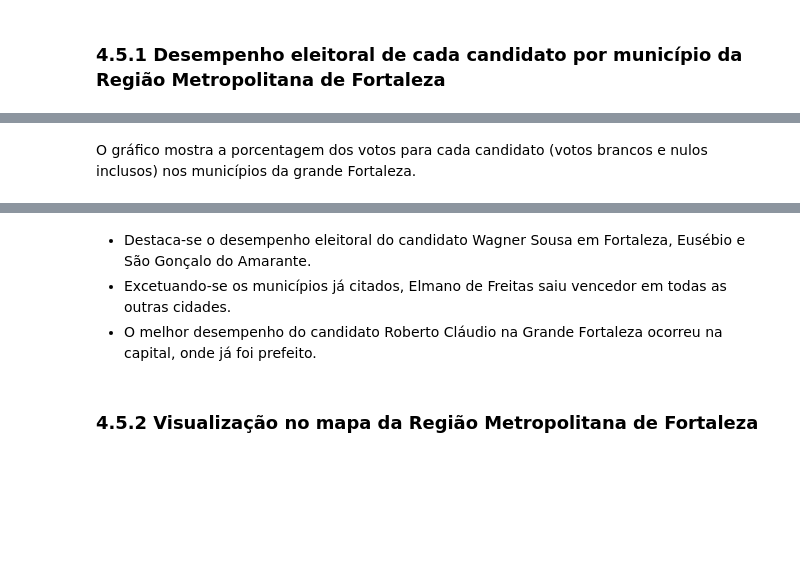
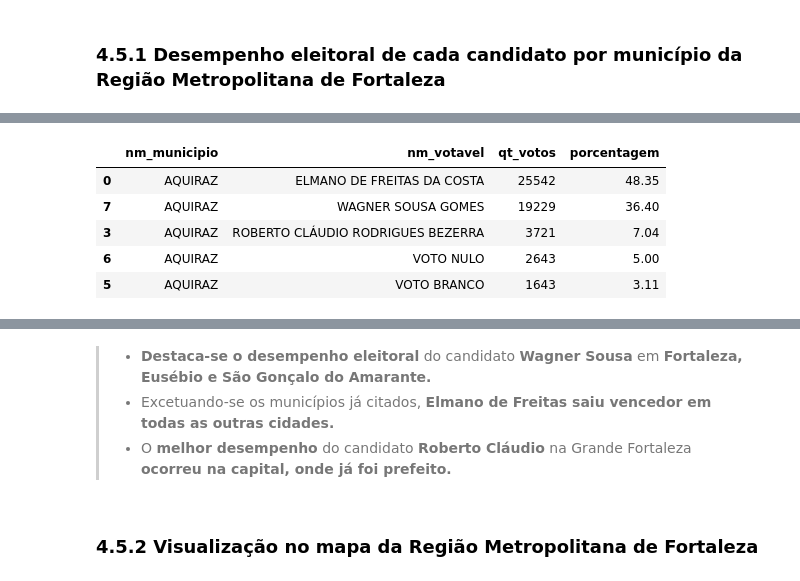
Before and after one commit to DamodaraBarbosa/DamodaraBarbosa, a Jupyter notebook: 06_governador_analysis_eleicoes_ceara_2022.ipynb, the cells around one changed output, grey strips where cells are left out. Cells and saved outputs as stored; diff of their text form; code cells hidden in the pictures; blank space fills up the shorter version.

```diff
--- a/06_governador_analysis_eleicoes_ceara_2022.ipynb
+++ b/06_governador_analysis_eleicoes_ceara_2022.ipynb
@@ -482,5 +381,16 @@ votos_regiao_metropolitana
-# %% [markdown]
-O gráfico mostra a porcentagem dos votos para cada candidato (votos brancos e nulos inclusos) nos municípios da grande Fortaleza.
+# %%
+# Coluna com porcentagem de votos é estabelecida no dataframe:
+
+votos_regiao_metropolitana['porcentagem'] = porcentagem
+
+votos_regiao_metropolitana.head()
+# %% [output]
+|  | nm_municipio | nm_votavel | qt_votos | porcentagem |
+| 0 | AQUIRAZ | ELMANO DE FREITAS DA COSTA | 25542 | 48.35 |
+| 7 | AQUIRAZ | WAGNER SOUSA GOMES | 19229 | 36.40 |
+| 3 | AQUIRAZ | ROBERTO CLÁUDIO RODRIGUES BEZERRA | 3721 | 7.04 |
+| 6 | AQUIRAZ | VOTO NULO | 2643 | 5.00 |
+| 5 | AQUIRAZ | VOTO BRANCO | 1643 | 3.11 |
 # %%
 fig = px.bar(
     data_frame= votos_regiao_metropolitana,
@@ -497,9 +407,9 @@ fig.show()
 # %% [output]
 [interactive output not drawn]
 # %% [markdown]
-* Destaca-se o desempenho eleitoral do candidato Wagner Sousa em Fortaleza, Eusébio e São Gonçalo do Amarante.
-* Excetuando-se os municípios já citados, Elmano de Freitas saiu vencedor em todas as outras cidades.
-* O melhor desempenho do candidato Roberto Cláudio na Grande Fortaleza ocorreu na capital, onde já foi prefeito.
+> * **Destaca-se o desempenho eleitoral** do candidato **Wagner Sousa** em **Fortaleza, Eusébio e São Gonçalo do Amarante.**
+> * Excetuando-se os municípios já citados, **Elmano de Freitas saiu vencedor em todas as outras cidades.**
+> * O **melhor desempenho** do candidato **Roberto Cláudio** na Grande Fortaleza **ocorreu na capital, onde já foi prefeito.**
 # %% [markdown]
 ### 4.5.2 Visualização no mapa da Região Metropolitana de Fortaleza
 # %%
```
Also changed, not shown: parts of 58 cells of this notebook.
